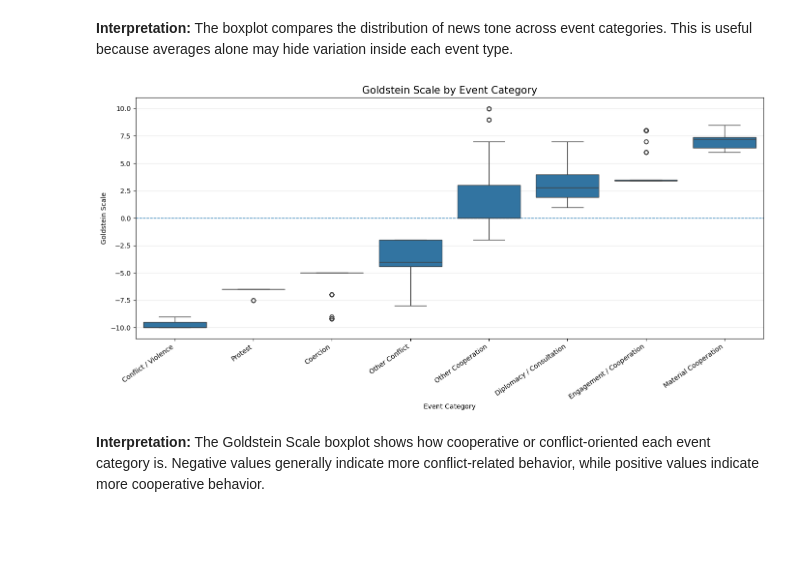
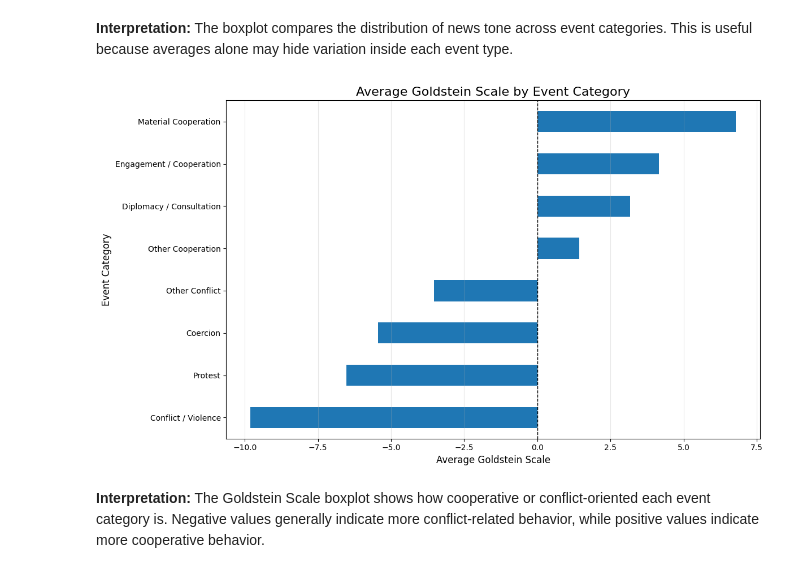
Before and after one commit to Beltinaa/world_mood_map_notebook, a Jupyter notebook: world_mood_map_notebook.ipynb, the cells around one changed output. Saved outputs shown, nothing was run; the diff lists cells and outputs as text; code cells hidden in the pictures; blank space fills up the shorter version.

```diff
--- a/world_mood_map_notebook.ipynb
+++ b/world_mood_map_notebook.ipynb
@@ -727,46 +742,48 @@ plt.show()
 **Interpretation:** The boxplot compares the distribution of news tone across event categories. This is useful because averages alone may hide variation inside each event type.
 # %%
 # ============================================================
-# graph: Goldstein Scale by Event Category
+# Average Goldstein Scale by Event Category
 # ============================================================
 
-# Keep only categories with enough observations
-major_categories = (
-    df["event_category"]
+# Remove rows with missing values
+goldstein_df = df.dropna(subset=["event_category", "GoldsteinScale"]).copy()
+
+# Keep only the top 10 categories by number of events
+top_categories = (
+    goldstein_df["event_category"]
     .value_counts()
-    .head(8)
+    .head(10)
     .index
 )
 
-df_major = df[df["event_category"].isin(major_categories)].copy()
+goldstein_df = goldstein_df[
+    goldstein_df["event_category"].isin(top_categories)
+]
 
-# Order categories by median Goldstein Scale
-category_order = (
-    df_major.groupby("event_category")["GoldsteinScale"]
-    .median()
+# Calculate average Goldstein Scale by event category
+goldstein_avg = (
+    goldstein_df
+    .groupby("event_category")["GoldsteinScale"]
+    .mean()
     .sort_values()
-    .index
 )
 
-plt.figure(figsize=(14, 7))
+# Plot horizontal bar chart
+plt.figure(figsize=(12, 7))
 
-sns.boxplot(
-    data=df_major,
-    x="event_category",
-    y="GoldsteinScale",
-    order=category_order
-)
+goldstein_avg.plot(kind="barh")
 
-plt.axhline(0, linestyle="--", linewidth=1)
-plt.title("Goldstein Scale by Event Category", fontsize=15)
-plt.xlabel("Event Category")
-plt.ylabel("Goldstein Scale")
-plt.xticks(rotation=35, ha="right")
-plt.grid(axis="y", alpha=0.3)
+plt.axvline(0, color="black", linestyle="--", linewidth=1)
+
+plt.title("Average Goldstein Scale by Event Category", fontsize=16)
+plt.xlabel("Average Goldstein Scale", fontsize=12)
+plt.ylabel("Event Category", fontsize=12)
+plt.grid(axis="x", alpha=0.3)
+
 plt.tight_layout()
 plt.show()
 # %% [output]
-[figure, old version]
+[figure, new version]
 # %% [markdown]
 **Interpretation:** The Goldstein Scale boxplot shows how cooperative or conflict-oriented each event category is. Negative values generally indicate more conflict-related behavior, while positive values indicate more cooperative behavior.
 # %%
```
Also changed, not shown: parts of 5 cells of this notebook.
